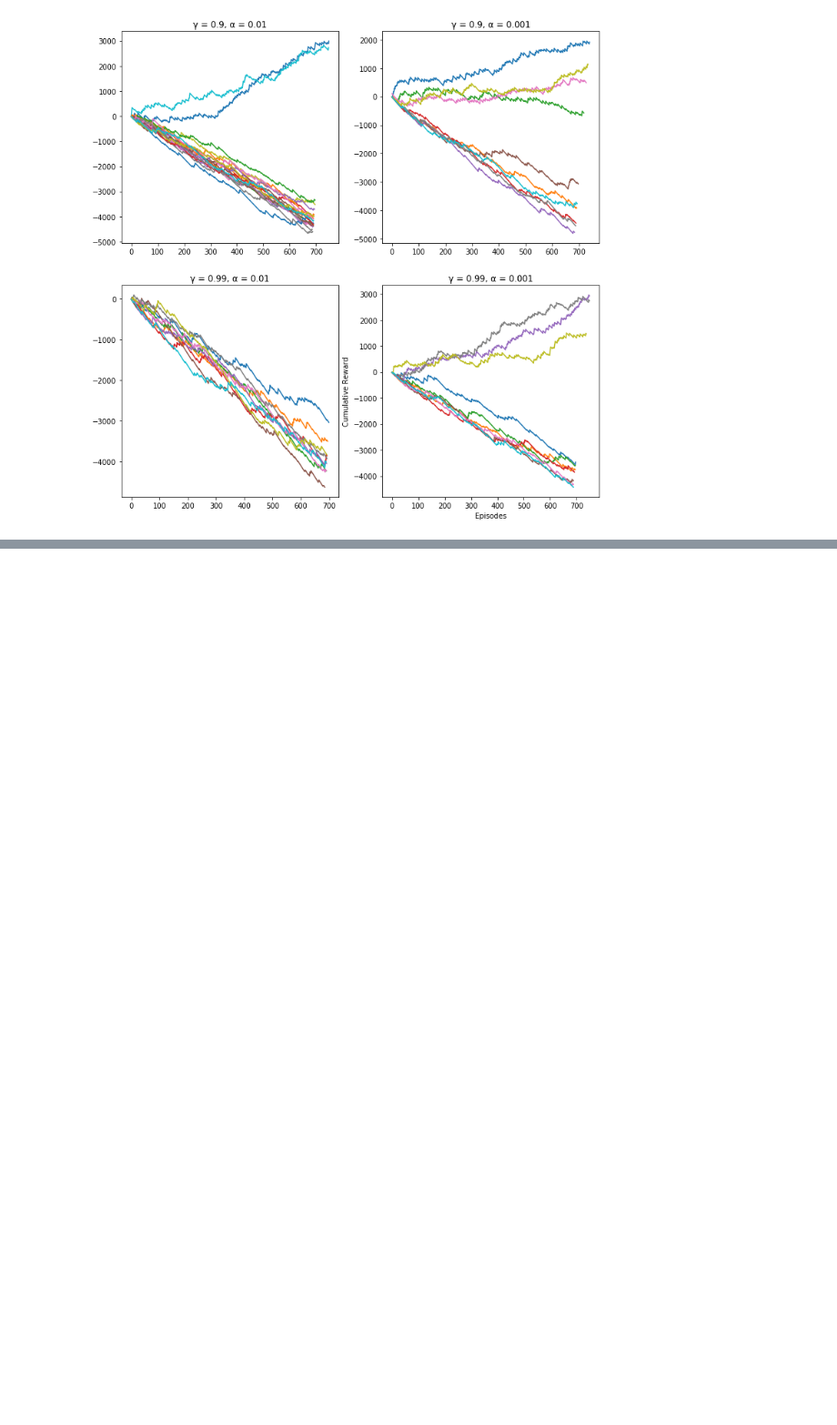
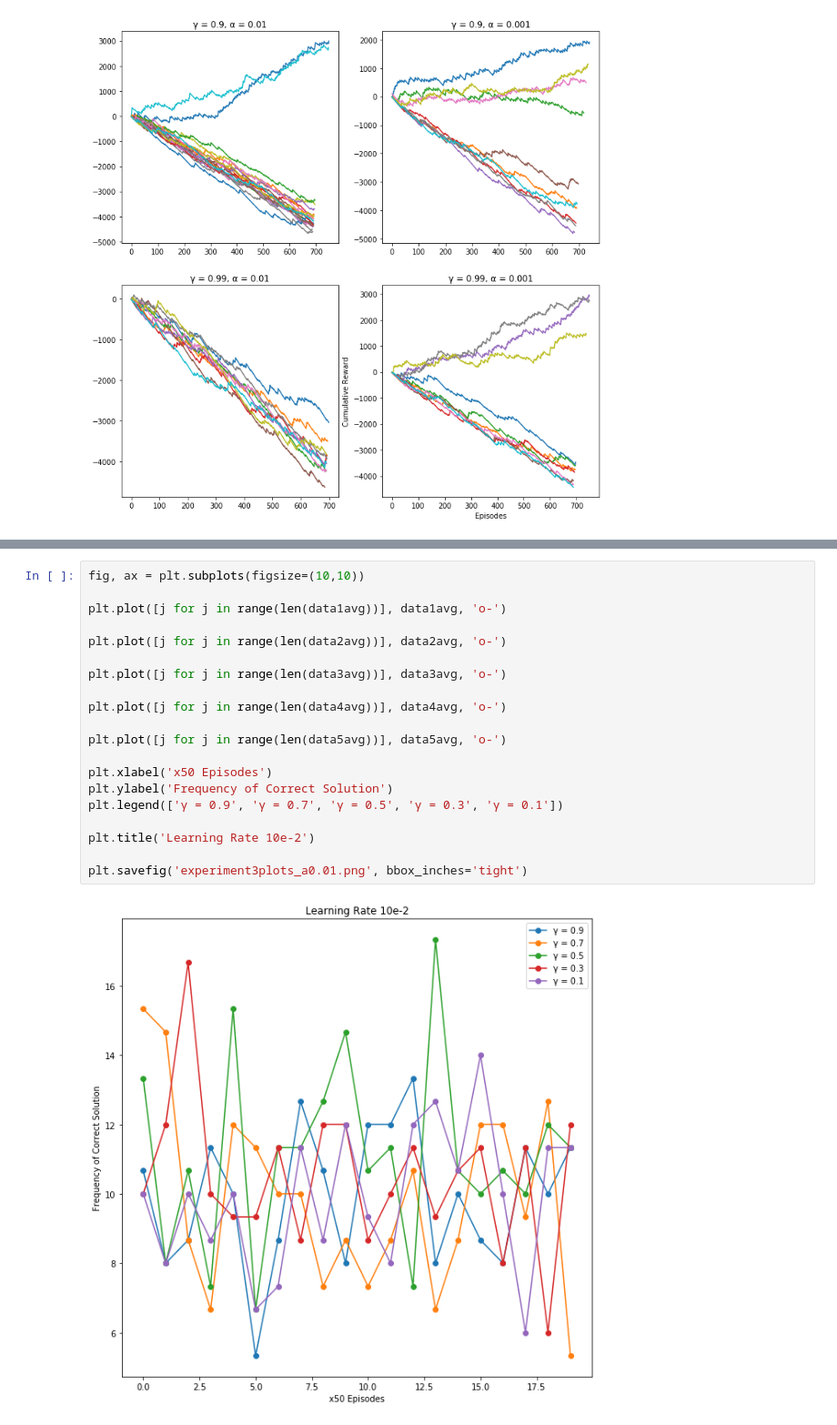
Before and after one commit to dacozai/QuantumDeepAdvantage, a Jupyter notebook: Plotting.ipynb, the cells around one changed output, grey strips where cells are left out. Shown at 91% size. Saved outputs shown, nothing was run; the diff lists cells and outputs as text; blank space fills up the shorter version.

Commit message:
LSTM gamma alpha scans plots done

```diff
--- a/Plotting.ipynb
+++ b/Plotting.ipynb
@@ -97,0 +153,22 @@ plt.savefig('experiment2plots.png', bbox_inches='tight')
+# %%
+fig, ax = plt.subplots(figsize=(10,10))
+
+plt.plot([j for j in range(len(data1avg))], data1avg, 'o-')
+
+plt.plot([j for j in range(len(data2avg))], data2avg, 'o-')
+
+plt.plot([j for j in range(len(data3avg))], data3avg, 'o-')
+
+plt.plot([j for j in range(len(data4avg))], data4avg, 'o-')
+
+plt.plot([j for j in range(len(data5avg))], data5avg, 'o-')
+
+plt.xlabel('x50 Episodes')
+plt.ylabel('Frequency of Correct Solution')
+plt.legend(['γ = 0.9', 'γ = 0.7', 'γ = 0.5', 'γ = 0.3', 'γ = 0.1'])
+
+plt.title('Learning Rate 10e-2')
+
+plt.savefig('experiment3plots_a0.01.png', bbox_inches='tight')
+# %% [output]
+[figure, added]
```
Also changed, not shown: parts of 5 cells of this notebook, 3 other files.
